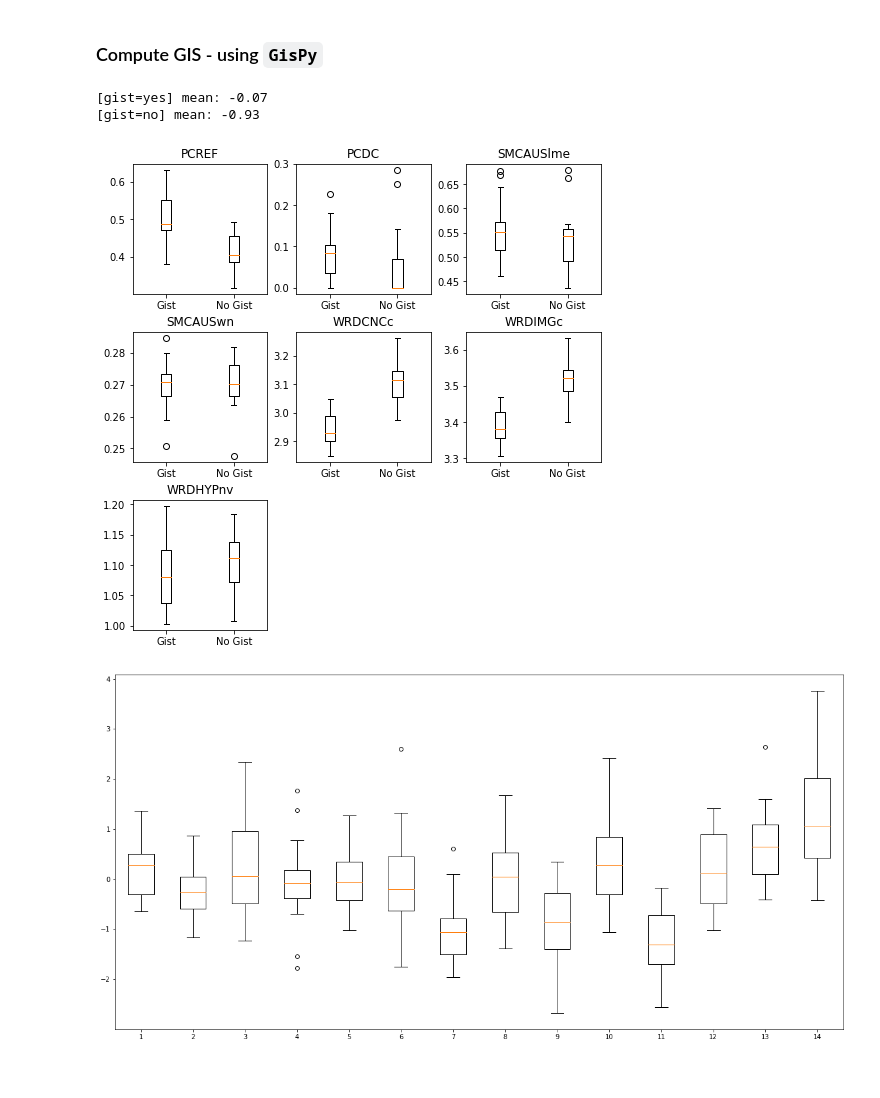
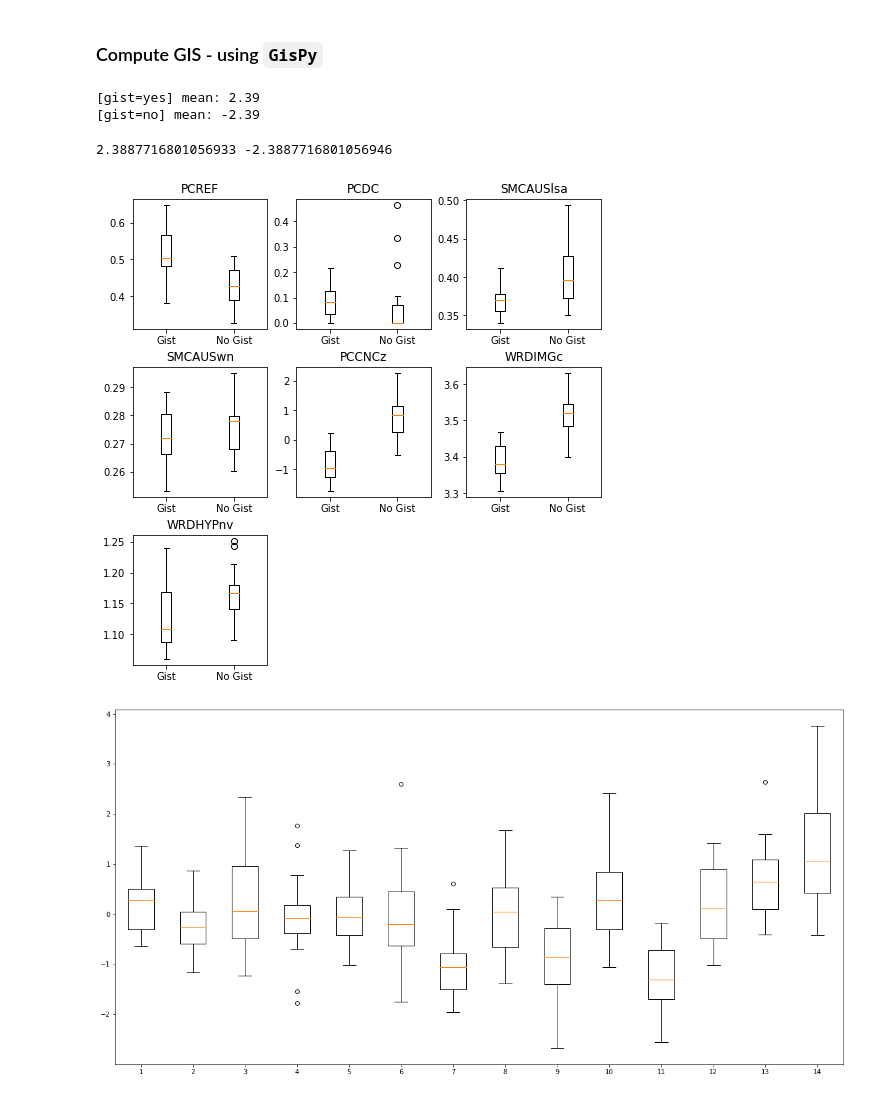
Before and after one commit to phosseini/GisPy, a Jupyter notebook: notebooks/wolfe_data.ipynb, the cells around one changed output. Saved outputs shown, nothing was run; the diff lists cells and outputs as text; code cells hidden in the pictures.

Commit message:
cleaning up the gist class

```diff
--- a/notebooks/wolfe_data.ipynb
+++ b/notebooks/wolfe_data.ipynb
@@ -187,34 +191,62 @@ print('[gist=no] mean: {}'.format(round(statistics.mean(scores_no), 2)))
 # %%
-df = pd.read_csv('../gispy/wolfe_gispy.csv')
+import copy
+df = pd.read_csv('../gispy/md_gispy_v1.csv')
 
-df_yes = df[df['d_id'].apply(lambda x: x.startswith('d_'))]
-df_no = df[df['d_id'].apply(lambda x: x.startswith('m_'))]
+df_new = GIS().score(df, wolfe=False, gispy=True)
+
+df_yes = copy.deepcopy(df_new[df_new['d_id'].apply(lambda x: x.startswith('d_'))])
+df_no = copy.deepcopy(df_new[df_new['d_id'].apply(lambda x: x.startswith('m_'))])
+
+#df_yes = GIS().score(df_yes, wolfe=False, gispy=True)
+#df_no = GIS().score(df_no, wolfe=False, gispy=True)
 
 print('[gist=yes] mean: {}'.format(round(statistics.mean(df_yes['gis']), 2)))
 print('[gist=no] mean: {}'.format(round(statistics.mean(df_no['gis']), 2)))
 # %% [output]
-[gist=yes] mean: -0.07
-[gist=no] mean: -0.93
+[gist=yes] mean: 2.39
+[gist=no] mean: -2.39
+# %%
+PCREFz = list(df_yes["PCREFz"])
+PCDCz = list(df_yes["PCDCz"])
+PCCNCz = list(df_yes["PCCNCz"])
+zSMCAUSlsa = list(df_yes["zSMCAUSlsa"])
+zSMCAUSwn = list(df_yes["zSMCAUSwn"])
+zWRDIMGc = list(df_yes["zWRDIMGc"])
+zWRDHYPnv = list(df_yes["zWRDHYPnv"])
+gis_yes = statistics.mean(PCREFz) + statistics.mean(PCDCz) + (statistics.mean(zSMCAUSlsa) - statistics.mean(zSMCAUSwn)) - statistics.mean(PCCNCz) - statistics.mean(zWRDIMGc) - statistics.mean(zWRDHYPnv)
+
+PCREFz = list(df_no["PCREFz"])
+PCDCz = list(df_no["PCDCz"])
+PCCNCz = list(df_no["PCCNCz"])
+zSMCAUSlsa = list(df_no["zSMCAUSlsa"])
+zSMCAUSwn = list(df_no["zSMCAUSwn"])
+zWRDIMGc = list(df_no["zWRDIMGc"])
+zWRDHYPnv = list(df_no["zWRDHYPnv"])
+gis_no = statistics.mean(PCREFz) + statistics.mean(PCDCz) + (statistics.mean(zSMCAUSlsa) - statistics.mean(zSMCAUSwn)) - statistics.mean(PCCNCz) - statistics.mean(zWRDIMGc) - statistics.mean(zWRDHYPnv)
+
+print(gis_yes, gis_no)
+# %% [output]
+2.3887716801056933 -2.3887716801056946
 # %%
 # formula = PCREFz + PCDCz + (zSMCAUSlsa - zSMCAUSwn) - PCCNCz - zWRDIMGc - zWRDHYPnv
 cols = [["PCREFz", 0, 0], ["PCDCz", 0, 1], ["zSMCAUSlsa", 0, 2], ["zSMCAUSwn", 1, 0],
         ["PCCNCz", 1, 1], ["zWRDIMGc", 1, 2], ["zWRDHYPnv", 2, 0]]
 
-cols_gispy = [["PCREF", 0, 0], ["PCDC", 0, 1], ["SMCAUSlme", 0, 2], ["SMCAUSwn", 1, 0],
-        ["WRDCNCc", 1, 1], ["WRDIMGc", 1, 2], ["WRDHYPnv", 2, 0]]
+cols_gispy = [["PCREF", 0, 0], ["PCDC", 0, 1], ["SMCAUSlsa", 0, 2], ["SMCAUSwn", 1, 0],
+        ["PCCNCz", 1, 1], ["WRDIMGc", 1, 2], ["WRDHYPnv", 2, 0]]
 
 fig, axis = plt.subplots(3, 3, figsize=(7,7), constrained_layout=True)
 
 for col in cols_gispy:
     axis[col[1], col[2]].boxplot([df_yes[col[0]], df_no[col[0]]], labels=['Gist', 'No Gist'])
     axis[col[1], col[2]].set_title(col[0])
 
 axis[2, 1].set_axis_off()
 axis[2, 2].set_axis_off()
 
 fig.savefig('aaa.pdf')
 # %% [output]
-[figure, old version]
+[figure, new version]
 # %%
 # formula = PCREFz + PCDCz + (zSMCAUSlsa - zSMCAUSwn) - PCCNCz - zWRDIMGc - zWRDHYPnv
 cols = ["PCREFz", "PCDCz", "zSMCAUSlsa", "zSMCAUSwn", "PCCNCz", "zWRDIMGc", "zWRDHYPnv"]
```
Also changed, not shown: parts of 2 cells of this notebook, 4 other files.
